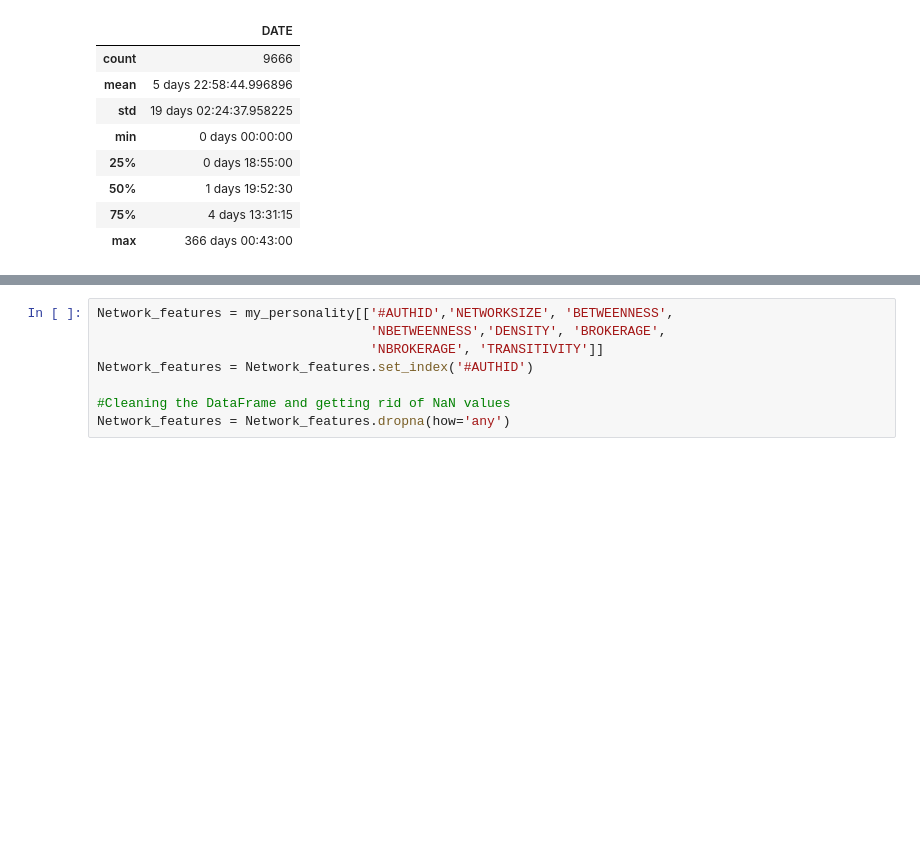
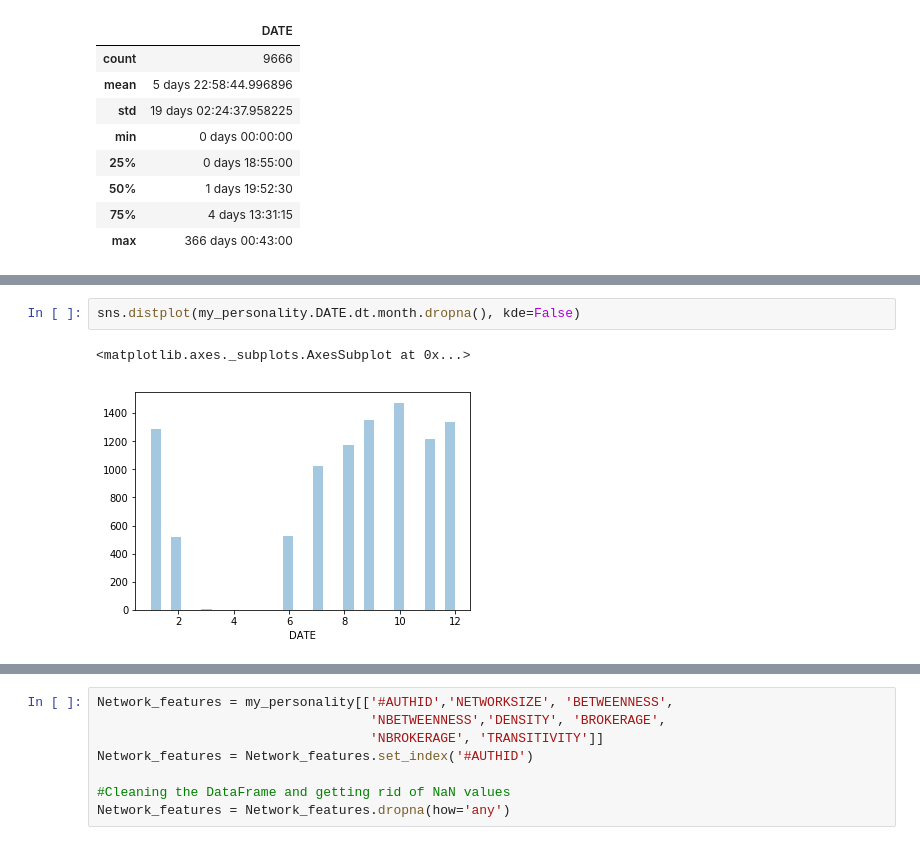
Before and after one commit to CSantiStSup/Computational_Social_Media, a Jupyter notebook: Assignment2.ipynb, the cells around one changed output, grey strips where cells are left out. Drawn from its saved outputs; the diff is of its cells as text; blank space fills up the shorter version.

```diff
--- a/Assignment2.ipynb
+++ b/Assignment2.ipynb
@@ -120 +179,6 @@ Name: DATE, dtype: timedelta64[ns]
+# %%
+sns.distplot(my_personality.DATE.dt.month.dropna(), kde=False)
+# %% [output]
+<matplotlib.axes._subplots.AxesSubplot at 0x...>
+[figure, added]
 # %% [markdown]
```
Also changed, not shown: parts of 24 cells of this notebook.
